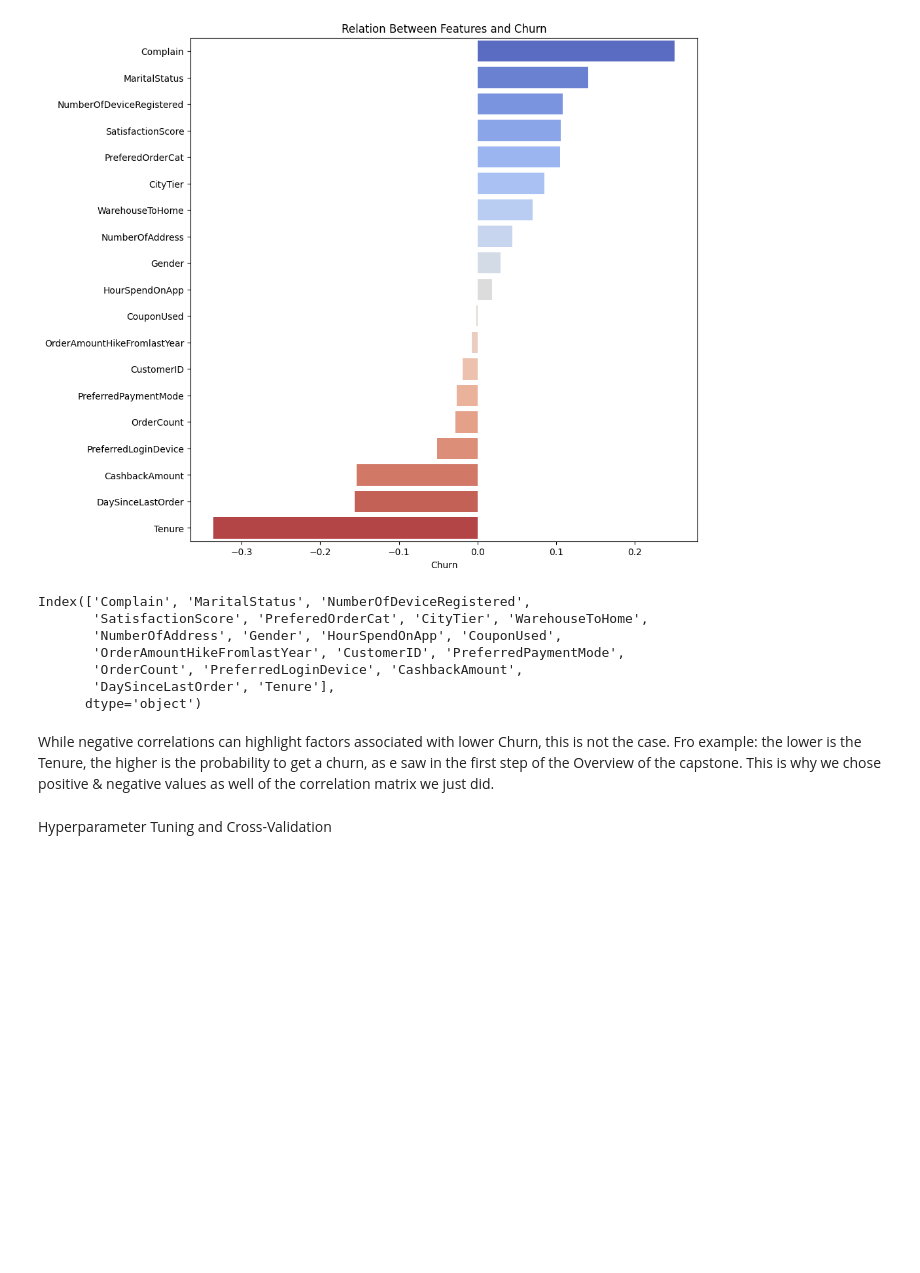
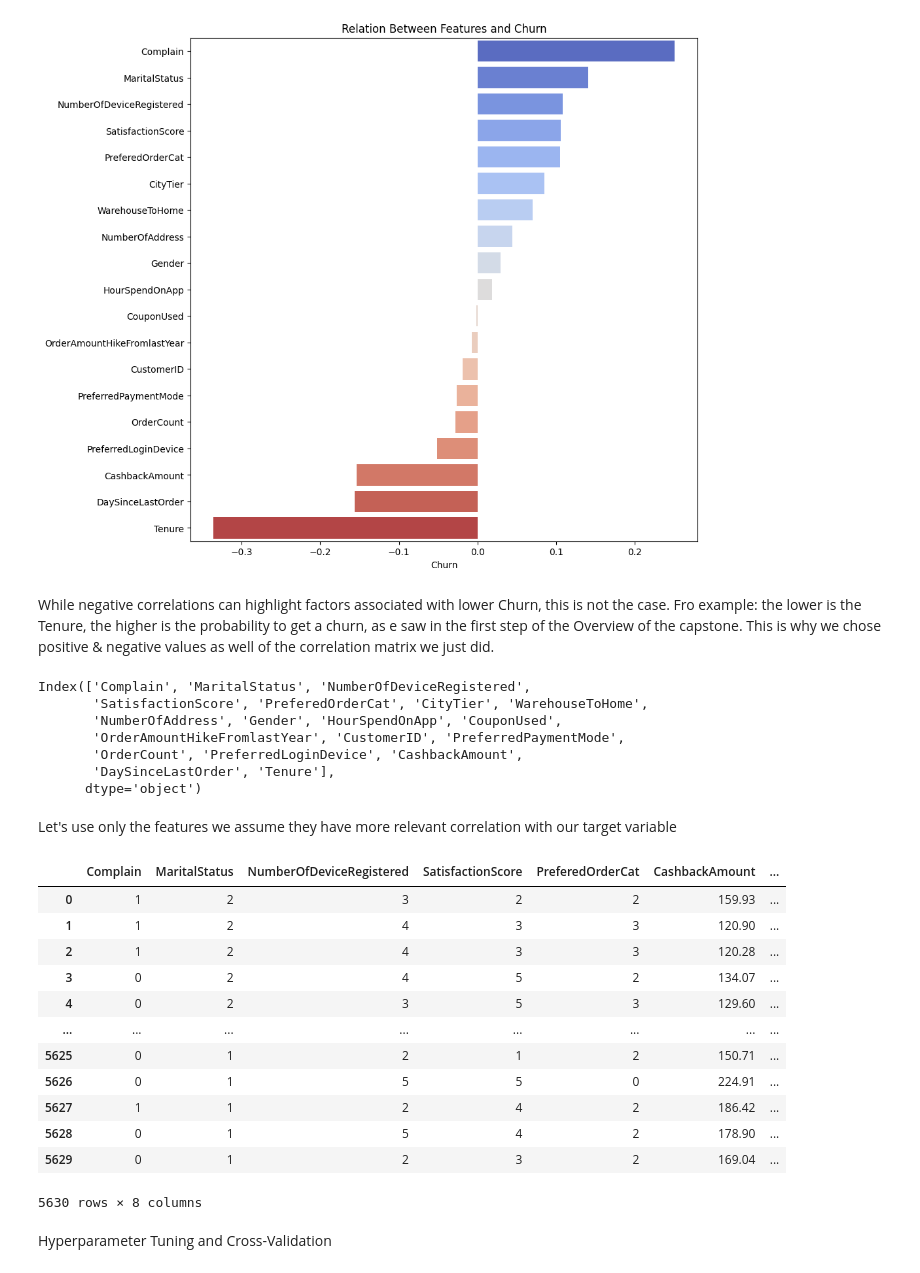
Before and after one commit to CCT-Dublin/capstone-project-riccardopossier, a Jupyter notebook: CA2_RP.ipynb, the cells around one changed output. Cells and saved outputs as stored; diff of their text form; code cells hidden in the pictures; blank space fills up the shorter version.

Commit message:
reason_of_churn_chosen

```diff
--- a/CA2_RP.ipynb
+++ b/CA2_RP.ipynb
@@ -377,8 +377,3 @@ OrderCount                       int32
 DaySinceLastOrder              float64
 CashbackAmount                 float64
 dtype: object
-# %%
-for i in df.columns:
-  if df[i].dtype == 'object':
-    df[i] = le.fit_transform(df[i])
-df.dtypes
@@ -462,6 +460,8 @@ plt.title('Relation Between Features and Churn')
 plt.show()
 # %% [output]
 [figure]
+# %% [markdown]
+While negative correlations can highlight factors associated with lower Churn, this is not the case. Fro example: the lower is the Tenure, the higher is the probability to get a churn, as e saw in the first step of the Overview of the capstone. This is why we chose positive & negative values as well of the correlation matrix we just did.
 # %%
 print(churn_corr_vector.drop('Churn').index)
 # %% [output]
@@ -472,10 +472,26 @@ Index(['Complain', 'MaritalStatus', 'NumberOfDeviceRegistered',
        'OrderCount', 'PreferredLoginDevice', 'CashbackAmount',
        'DaySinceLastOrder', 'Tenure'],
       dtype='object')
-# %% [markdown]
-While negative correlations can highlight factors associated with lower Churn, this is not the case. Fro example: the lower is the Tenure, the higher is the probability to get a churn, as e saw in the first step of the Overview of the capstone. This is why we chose positive & negative values as well of the correlation matrix we just did.
+# %% [markdown]
+Let's use only the features we assume they have more relevant correlation with our target variable
 # %%
-reason_of_churn_chosen = 'Complain', 'MaritalStatus', 'NumberOfDeviceRegistered', 'SatisfactionScore', 'PreferedOrderCat','CashbackAmount', 'DaySinceLastOrder', 'Tenure'
+reason_of_churn_chosen = ['Complain', 'MaritalStatus', 'NumberOfDeviceRegistered', 'SatisfactionScore', 'PreferedOrderCat','CashbackAmount', 'DaySinceLastOrder', 'Tenure']
+# %%
+df[reason_of_churn_chosen]
+# %% [output]
+|  | Complain | MaritalStatus | NumberOfDeviceRegistered | SatisfactionScore | PreferedOrderCat | CashbackAmount | ... |
+| 0 | 1 | 2 | 3 | 2 | 2 | 159.93 | ... |
+| 1 | 1 | 2 | 4 | 3 | 3 | 120.90 | ... |
+| 2 | 1 | 2 | 4 | 3 | 3 | 120.28 | ... |
+| 3 | 0 | 2 | 4 | 5 | 2 | 134.07 | ... |
+| 4 | 0 | 2 | 3 | 5 | 3 | 129.60 | ... |
+| ... | ... | ... | ... | ... | ... | ... | ... |
+| 5625 | 0 | 1 | 2 | 1 | 2 | 150.71 | ... |
+| 5626 | 0 | 1 | 5 | 5 | 0 | 224.91 | ... |
+| 5627 | 1 | 1 | 2 | 4 | 2 | 186.42 | ... |
+| 5628 | 0 | 1 | 5 | 4 | 2 | 178.90 | ... |
+| 5629 | 0 | 1 | 2 | 3 | 2 | 169.04 | ... |
+5630 rows × 8 columns
 # %% [markdown]
 Hyperparameter Tuning and Cross-Validation
 # %% [markdown]
```
Also changed, not shown: parts of 8 cells of this notebook.
